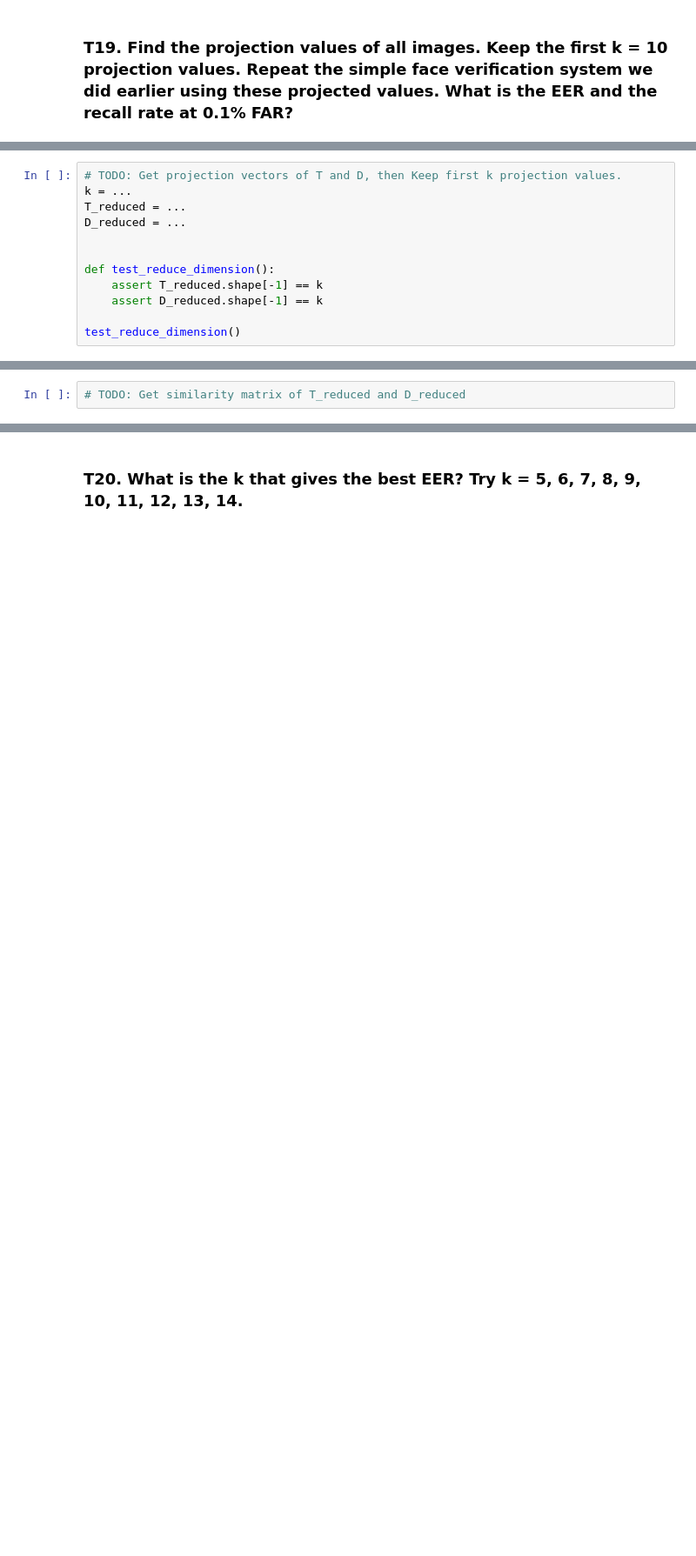
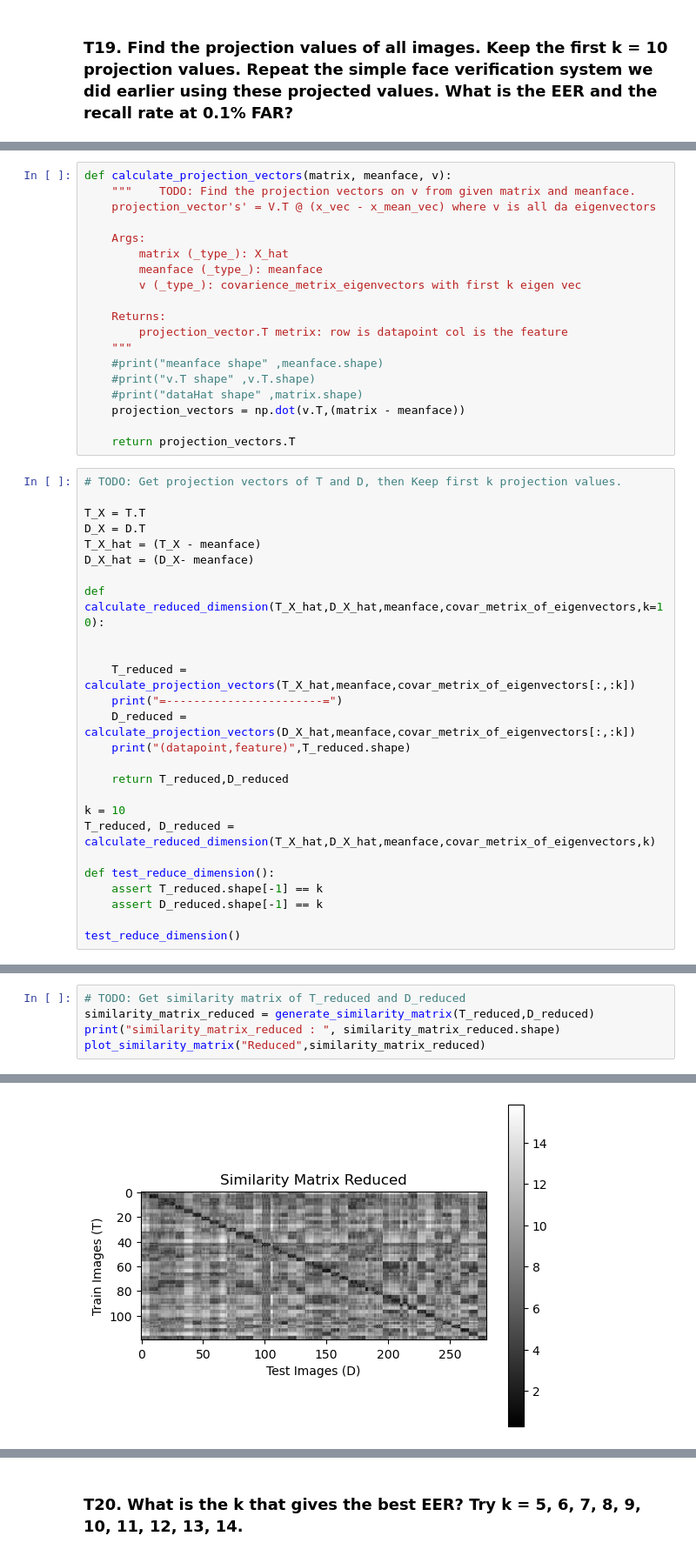
Before and after one commit to JeansAthiwat/Pattern_2024, a Jupyter notebook: HW/HW03/HW3_Fisherfaces(student).ipynb, the cells around one changed output, grey strips where cells are left out. Shown at 87% size. Drawn from its saved outputs; the diff is of its cells as text; blank space fills up the shorter version.

```diff
--- a/HW/HW03/HW3_Fisherfaces(student).ipynb
+++ b/HW/HW03/HW3_Fisherfaces(student).ipynb
@@ -885,9 +885,42 @@ def calculate_projection_vectors(matrix, meanface, v):
+# %%
+def calculate_projection_vectors(matrix, meanface, v):
+    """    TODO: Find the projection vectors on v from given matrix and meanface.
+    projection_vector's' = V.T @ (x_vec - x_mean_vec) where v is all da eigenvectors
+
+    Args:
+        matrix (_type_): X_hat
+        meanface (_type_): meanface
+        v (_type_): covarience_metrix_eigenvectors with first k eigen vec
+
+    Returns:
+        projection_vector.T metrix: row is datapoint col is the feature
+    """
+    #print("meanface shape" ,meanface.shape)
+    #print("v.T shape" ,v.T.shape)
+    #print("dataHat shape" ,matrix.shape)
+    projection_vectors = np.dot(v.T,(matrix - meanface))
+
+    return projection_vectors.T
 # %%
 # TODO: Get projection vectors of T and D, then Keep first k projection values.
-k = ...
-T_reduced = ...
-D_reduced = ...
 
+T_X = T.T
+D_X = D.T
+T_X_hat = (T_X - meanface)
+D_X_hat = (D_X- meanface)
+
+def calculate_reduced_dimension(T_X_hat,D_X_hat,meanface,covar_metrix_of_eigenvectors,k=10):
+
+
+    T_reduced = calculate_projection_vectors(T_X_hat,meanface,covar_metrix_of_eigenvectors[:,:k])
+    print("=-----------------------=")
+    D_reduced = calculate_projection_vectors(D_X_hat,meanface,covar_metrix_of_eigenvectors[:,:k])
+    print("(datapoint,feature)",T_reduced.shape)
+
+    return T_reduced,D_reduced
+
+k = 10
+T_reduced, D_reduced = calculate_reduced_dimension(T_X_hat,D_X_hat,meanface,covar_metrix_of_eigenvectors,k)
 
 def test_reduce_dimension():
     assert T_reduced.shape[-1] == k
@@ -899,2 +932,6 @@ AttributeError: 'ellipsis' object has no attribute 'shape'
 # %%
 # TODO: Get similarity matrix of T_reduced and D_reduced
+similarity_matrix_reduced = generate_similarity_matrix(T_reduced,D_reduced)
+print("similarity_matrix_reduced : ", similarity_matrix_reduced.shape)
+plot_similarity_matrix("Reduced",similarity_matrix_reduced)
+# %% [output]
@@ -901,2 +939,3 @@ AttributeError: 'ellipsis' object has no attribute 'shape'
+[figure, added]
 # %%
 # TODO: Find EER and the recall rate at 0.1% FAR.
```
Also changed, not shown: parts of 12 cells of this notebook.
